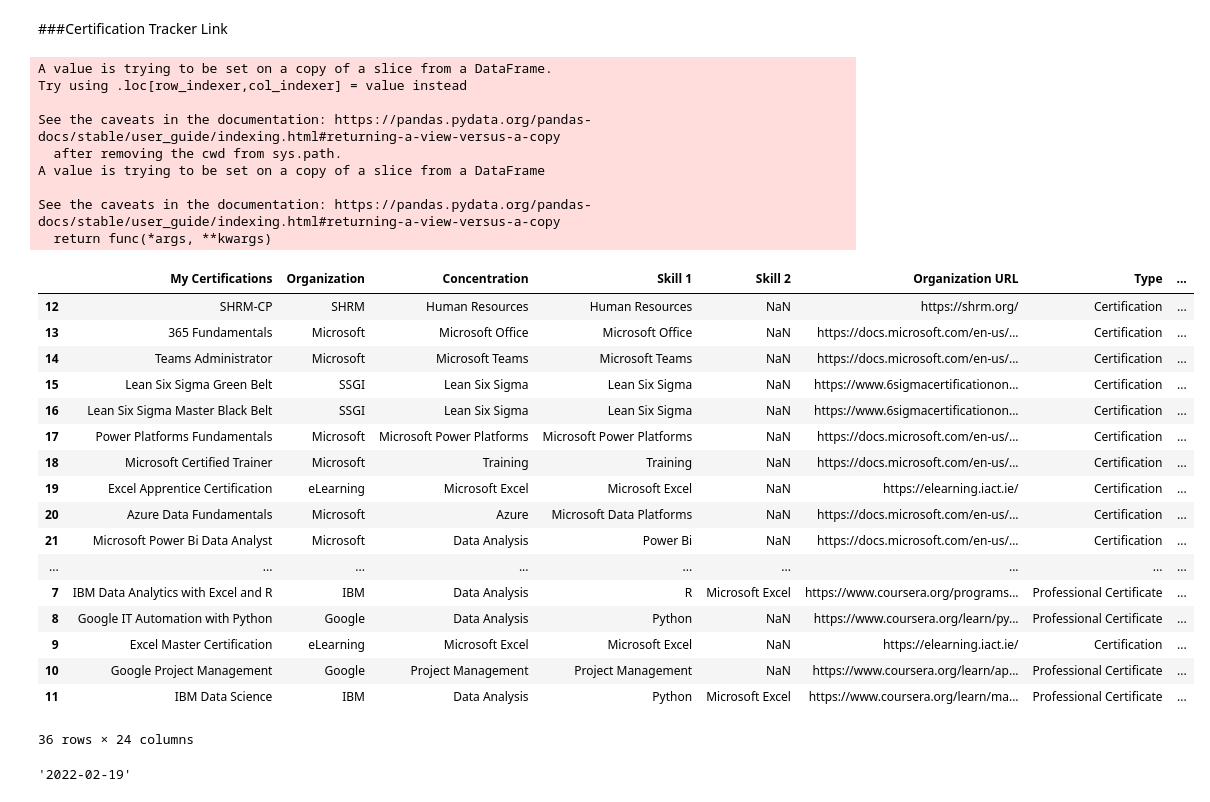
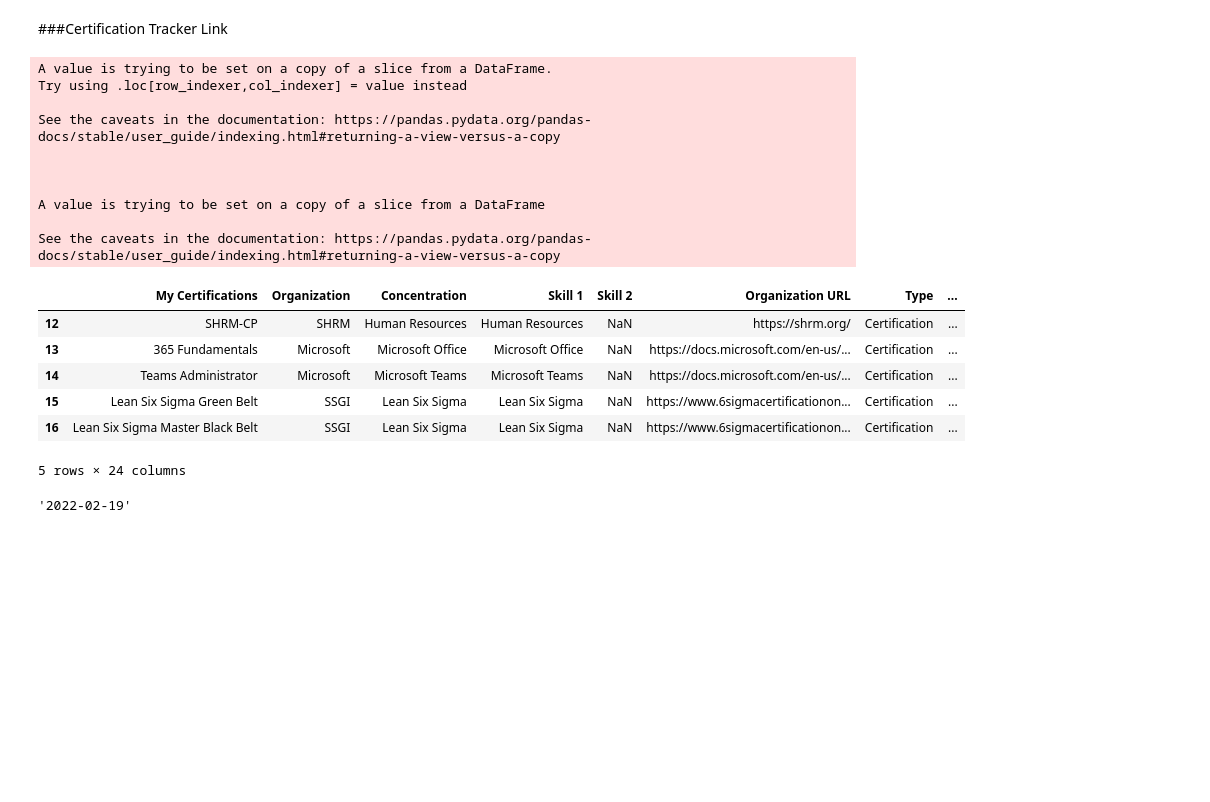
Before and after one commit to Cbhami/Coraline, a Jupyter notebook: Cole's_Resume.ipynb, the cells around one changed output. Drawn from its saved outputs; the diff is of its cells as text; code cells hidden in the pictures; blank space fills up the shorter version.

```diff
--- a/Cole's_Resume.ipynb
+++ b/Cole's_Resume.ipynb
@@ -127,38 +127,28 @@ Excel Architect Certification
 # %%
 import pandas as pd
 df = pd.read_csv('https://raw.githubusercontent.com/Cbhami/Coraline/master/Certification%20Tracker%20Public.csv', header = [1])
 df1 = df[1:37]
 df1['FINISH DATE'] = pd.to_datetime(df['FINISH DATE']).dt.date
 df1.sort_values(by='FINISH DATE', inplace = True, ascending=True)
-df1
+df1.head()
 # %% [output]
 A value is trying to be set on a copy of a slice from a DataFrame.
 Try using .loc[row_indexer,col_indexer] = value instead
 
 See the caveats in the documentation: https://pandas.pydata.org/pandas-docs/stable/user_guide/indexing.html#returning-a-view-versus-a-copy
-  after removing the cwd from sys.path.
+
+
+
 A value is trying to be set on a copy of a slice from a DataFrame
 
 See the caveats in the documentation: https://pandas.pydata.org/pandas-docs/stable/user_guide/indexing.html#returning-a-view-versus-a-copy
-  return func(*args, **kwargs)
 |  | My Certifications | Organization | Concentration | Skill 1 | Skill 2 | Organization URL | Type | ... |
 | 12 | SHRM-CP | SHRM | Human Resources | Human Resources | NaN | https://shrm.org/ | Certification | ... |
 | 13 | 365 Fundamentals | Microsoft | Microsoft Office | Microsoft Office | NaN | https://docs.microsoft.com/en-us/... | Certification | ... |
 | 14 | Teams Administrator | Microsoft | Microsoft Teams | Microsoft Teams | NaN | https://docs.microsoft.com/en-us/... | Certification | ... |
 | 15 | Lean Six Sigma Green Belt | SSGI | Lean Six Sigma | Lean Six Sigma | NaN | https://www.6sigmacertificationon... | Certification | ... |
 | 16 | Lean Six Sigma Master Black Belt | SSGI | Lean Six Sigma | Lean Six Sigma | NaN | https://www.6sigmacertificationon... | Certification | ... |
-| 17 | Power Platforms Fundamentals | Microsoft | Microsoft Power Platforms | Microsoft Power Platforms | NaN | https://docs.microsoft.com/en-us/... | Certification | ... |
-| 18 | Microsoft Certified Trainer | Microsoft | Training | Training | NaN | https://docs.microsoft.com/en-us/... | Certification | ... |
-| 19 | Excel Apprentice Certification | eLearning | Microsoft Excel | Microsoft Excel | NaN | https://elearning.iact.ie/ | Certification | ... |
-| 20 | Azure Data Fundamentals | Microsoft | Azure | Microsoft Data Platforms | NaN | https://docs.microsoft.com/en-us/... | Certification | ... |
-| 21 | Microsoft Power Bi Data Analyst | Microsoft | Data Analysis | Power Bi | NaN | https://docs.microsoft.com/en-us/... | Certification | ... |
-| ... | ... | ... | ... | ... | ... | ... | ... | ... |
-| 7 | IBM Data Analytics with Excel and R | IBM | Data Analysis | R | Microsoft Excel | https://www.coursera.org/programs... | Professional Certificate | ... |
-| 8 | Google IT Automation with Python | Google | Data Analysis | Python | NaN | https://www.coursera.org/learn/py... | Professional Certificate | ... |
-| 9 | Excel Master Certification | eLearning | Microsoft Excel | Microsoft Excel | NaN | https://elearning.iact.ie/ | Certification | ... |
-| 10 | Google Project Management | Google | Project Management | Project Management | NaN | https://www.coursera.org/learn/ap... | Professional Certificate | ... |
-| 11 | IBM Data Science | IBM | Data Analysis | Python | Microsoft Excel | https://www.coursera.org/learn/ma... | Professional Certificate | ... |
-36 rows × 24 columns
+5 rows × 24 columns
 # %%
 df1 = df1.astype(str) #convert back to string format to remove date.time and just keep the date
 Certlist = [] #create my empty list
```
Also changed, not shown: parts of 1 cell of this notebook.
